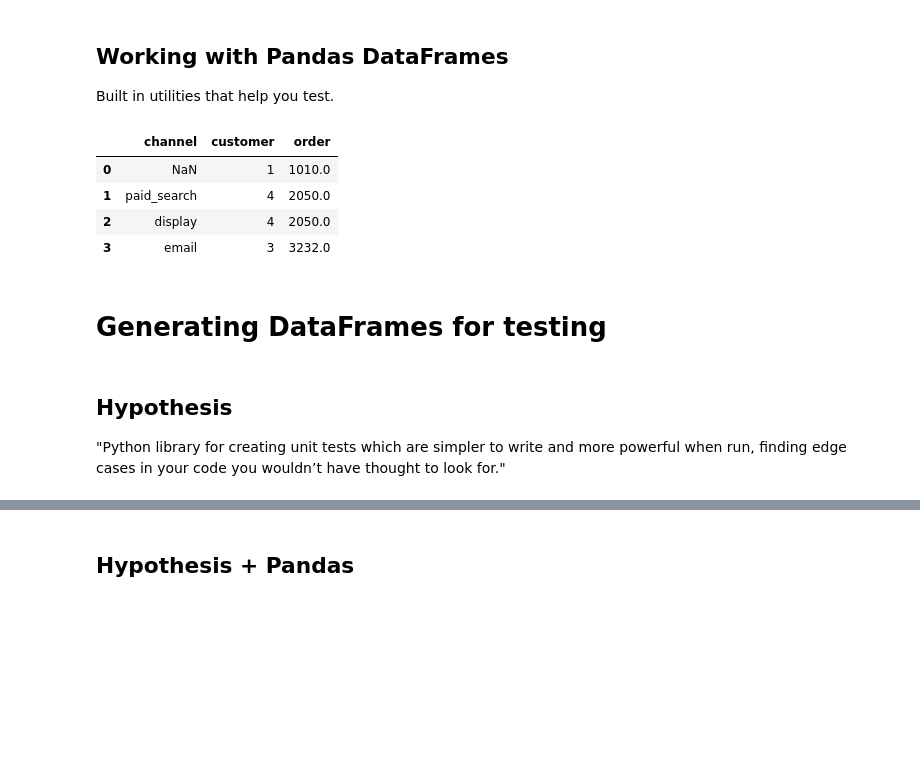
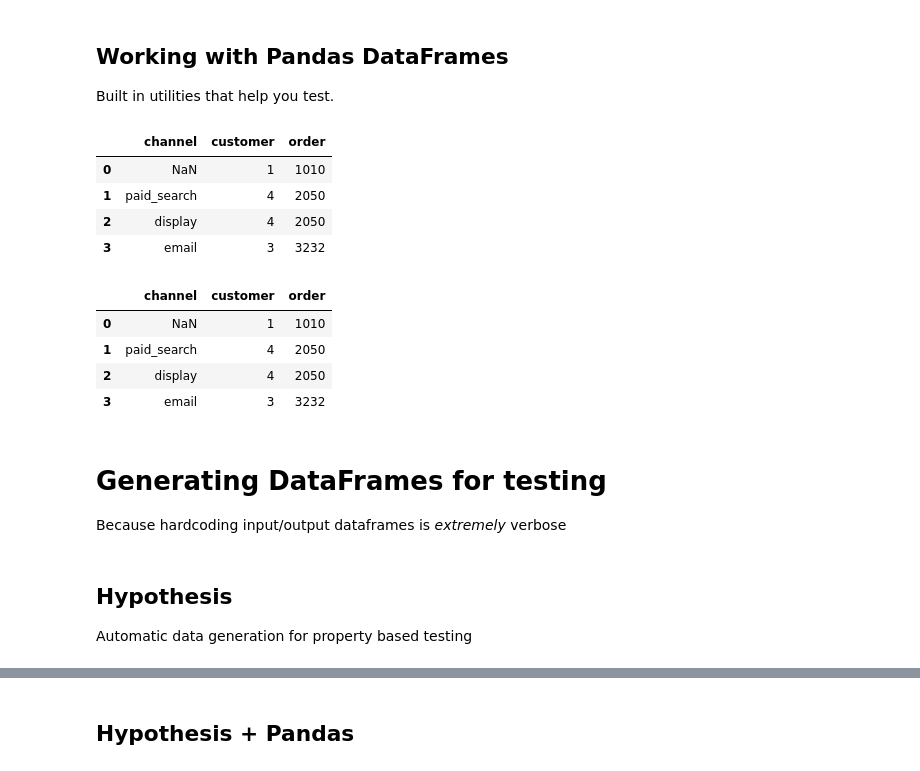
Before and after one commit to jesford/testing-in-data-science, a Jupyter notebook: intro-to-testing-presentation.ipynb, the cells around one changed output, grey strips where cells are left out. Saved outputs shown, nothing was run; the diff lists cells and outputs as text; code cells hidden in the pictures; blank space fills up the shorter version.

```diff
--- a/intro-to-testing-presentation.ipynb
+++ b/intro-to-testing-presentation.ipynb
@@ -529,3 +356,0 @@ Built in utilities that help you test.
-# %%
-df2.order = df2.order.astype(float)
-df2
@@ -549,3 +356,0 @@ Built in utilities that help you test.
-# %%
-df2.order = df2.order.astype(float)
-df2
@@ -583,22 +382,28 @@ df1 == df2
 ## Working with Pandas DataFrames
 
 Built in utilities that help you test.
-# %%
-df2.loc[0, 'channel'] = np.nan
-df1 = df2.copy()
-df1
-# %% [output]
-|  | channel | customer | order |
-| 0 | NaN | 1 | 1010.0 |
-| 1 | paid_search | 4 | 2050.0 |
-| 2 | display | 4 | 2050.0 |
-| 3 | email | 3 | 3232.0 |
+# %%
+display(df1)
+display(df2)
+# %% [output]
+|  | channel | customer | order |
+| 0 | NaN | 1 | 1010 |
+| 1 | paid_search | 4 | 2050 |
+| 2 | display | 4 | 2050 |
+| 3 | email | 3 | 3232 |
+|  | channel | customer | order |
+| 0 | NaN | 1 | 1010 |
+| 1 | paid_search | 4 | 2050 |
+| 2 | display | 4 | 2050 |
+| 3 | email | 3 | 3232 |
 # %%
 assert_frame_equal(df1, df2)  # handles NaN or None comparisons "as expected"
 # %% [markdown]
 # Generating DataFrames for testing
+
+Because hardcoding input/output dataframes is *extremely* verbose
-# %% [markdown]
-## Hypothesis
-
-"Python library for creating unit tests which are simpler to write and more powerful when run, finding edge cases in your code you wouldn’t have thought to look for."
+# %% [markdown]
+## Hypothesis
+
+Automatic data generation for property based testing
 # %%
```
Also changed, not shown: parts of 76 cells of this notebook, 2 other files.
